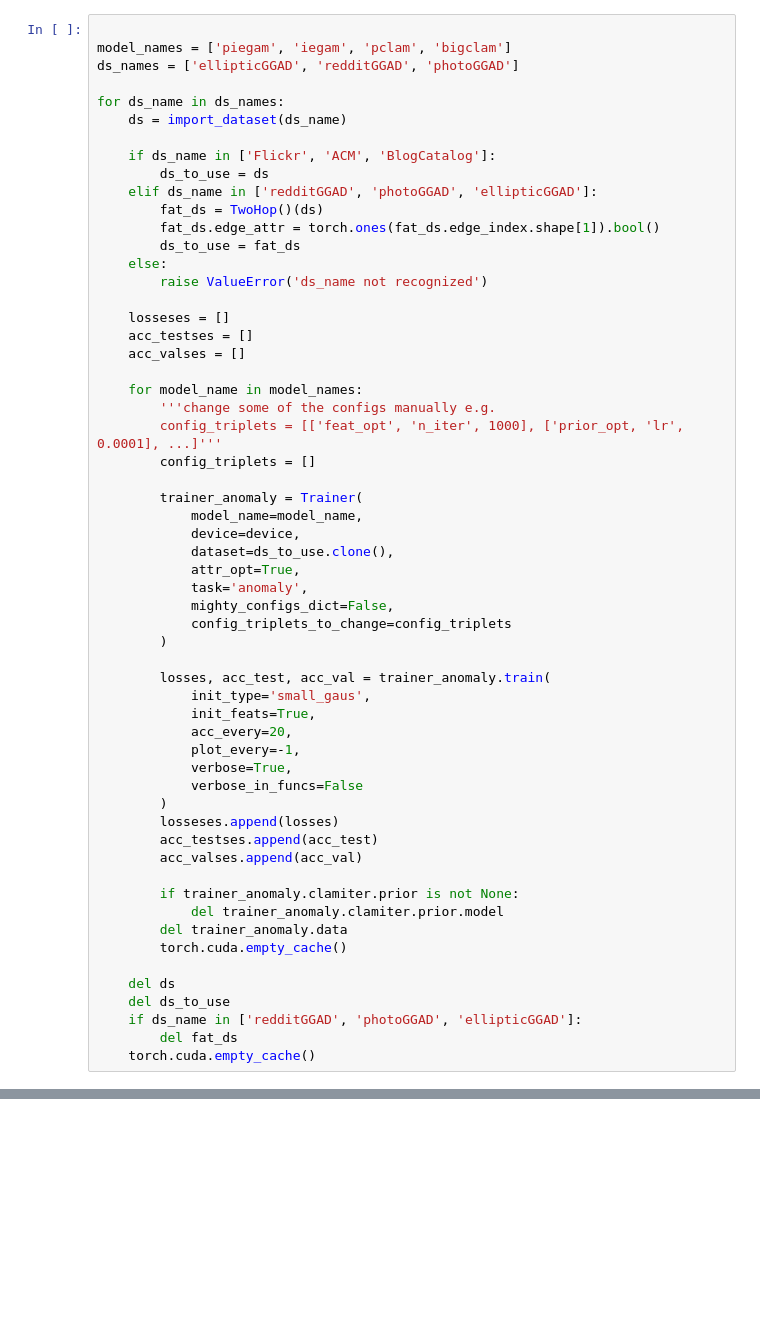
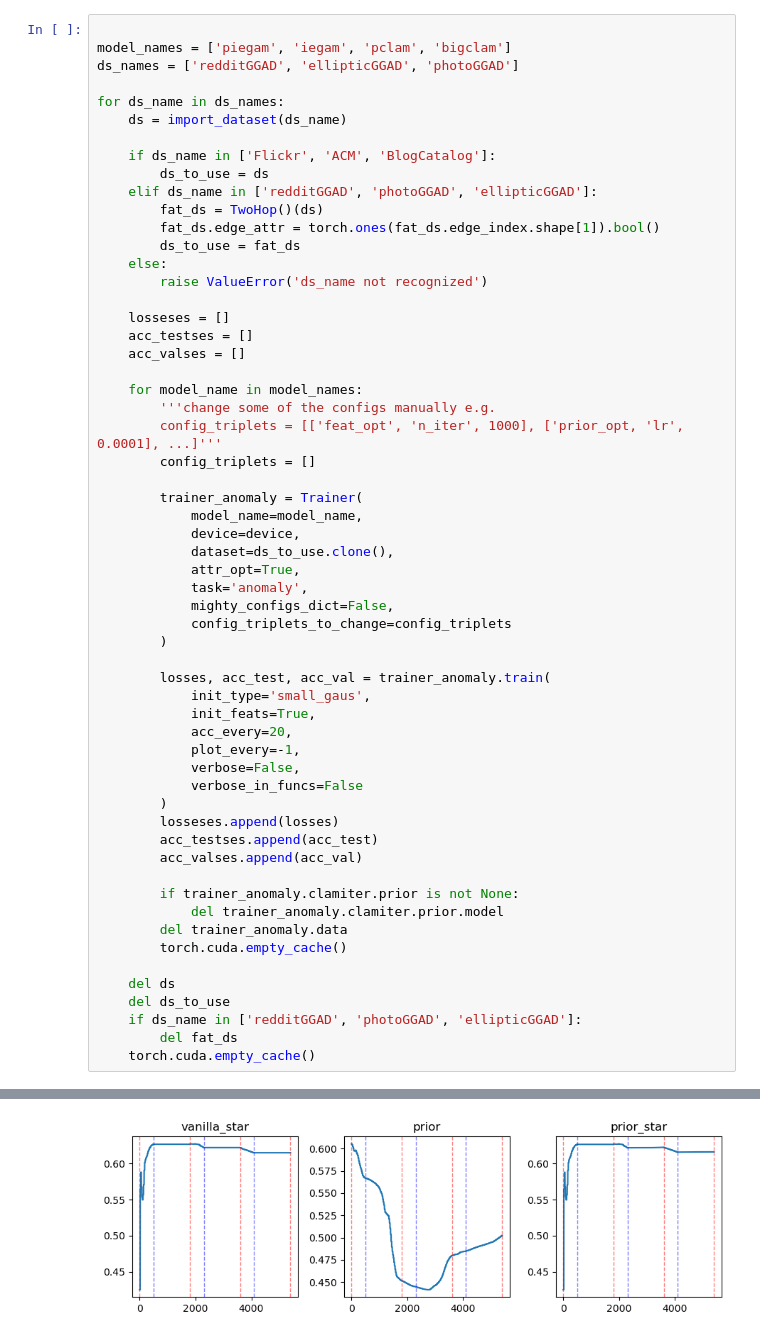
Before and after one commit to danizil/PieClam, a Jupyter notebook: experiments/anomaly_unsupervised.ipynb, the cells around one changed output, grey strips where cells are left out. Cells and saved outputs as stored; diff of their text form; blank space fills up the shorter version.

```diff
--- a/experiments/anomaly_unsupervised.ipynb
+++ b/experiments/anomaly_unsupervised.ipynb
@@ -19,7 +21,7 @@ cpu = torch.device("cpu")
 # %%
 
 model_names = ['piegam', 'iegam', 'pclam', 'bigclam']
-ds_names = ['ellipticGGAD', 'redditGGAD', 'photoGGAD']
+ds_names = ['redditGGAD', 'ellipticGGAD', 'photoGGAD']
 
 for ds_name in ds_names:
     ds = import_dataset(ds_name)
@@ -57,7 +59,7 @@ for ds_name in ds_names:
             init_feats=True,
             acc_every=20,
             plot_every=-1,
-            verbose=True,
+            verbose=False,
             verbose_in_funcs=False
         )
         losseses.append(losses)
@@ -74,3 +76,4 @@ for ds_name in ds_names:
     if ds_name in ['redditGGAD', 'photoGGAD', 'ellipticGGAD']:
         del fat_ds
     torch.cuda.empty_cache()
+# %% [output]
@@ -76,0 +97 @@ for ds_name in ds_names:
+[figure, added]
```
Also changed, not shown: parts of 2 cells of this notebook, 2 other files.
